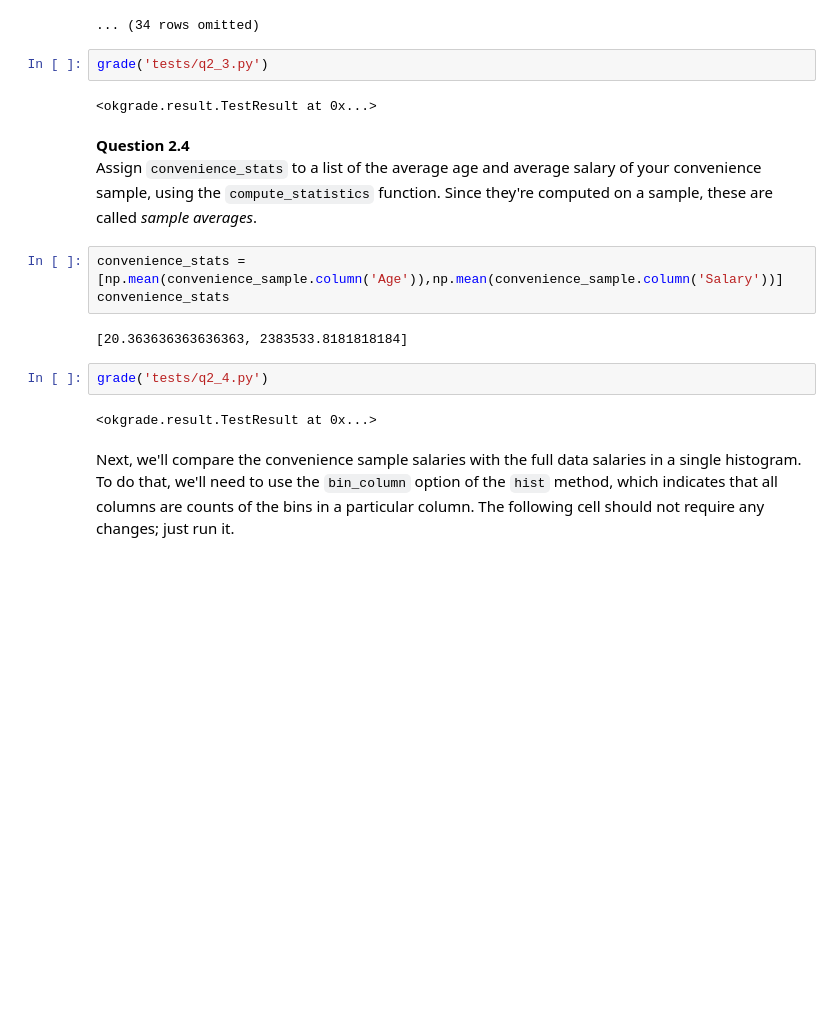
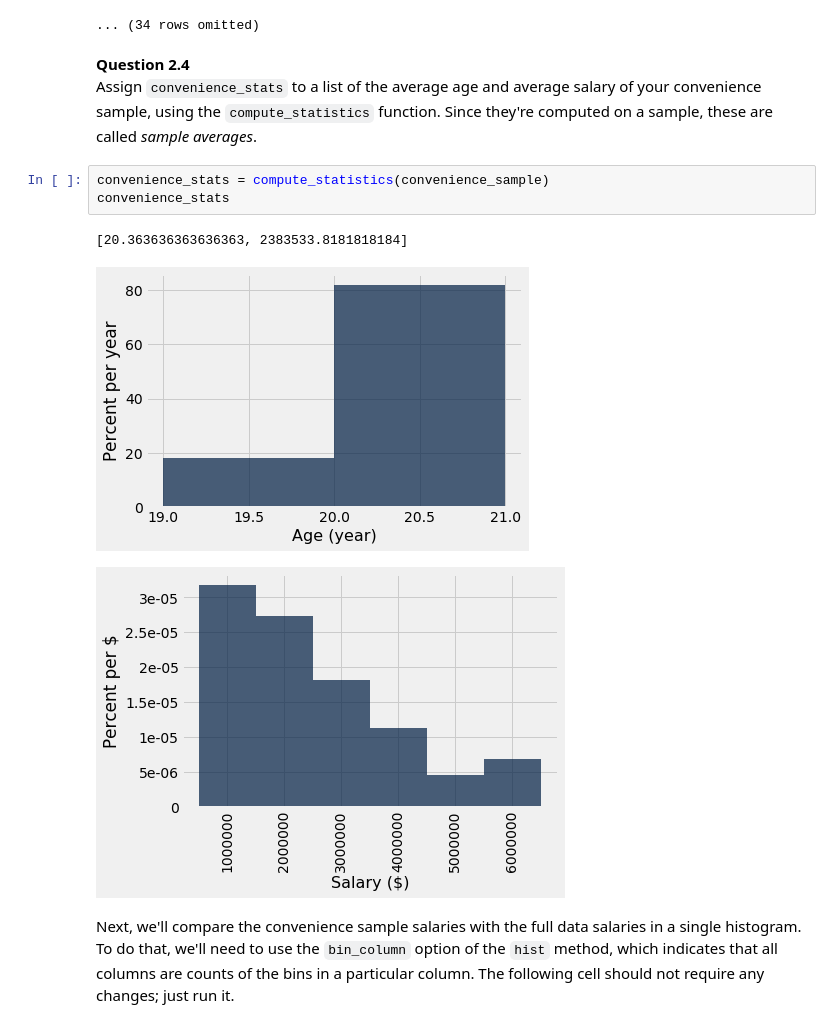
Before and after one commit to VanHegeMonster/Data-Science-Notebooks, a Jupyter notebook: Data8.2x_lab02_VanHege.ipynb, the cells around one changed output. Saved outputs shown, nothing was run; the diff lists cells and outputs as text; blank space fills up the shorter version.

```diff
--- a/Data8.2x_lab02_VanHege.ipynb
+++ b/Data8.2x_lab02_VanHege.ipynb
@@ -228,21 +201,15 @@ convenience_sample
 | Bradley Beal | 4505280 | 21 | WAS | 63 | 241 | 194 | 76 | 18 | 123 | 962 |
 | Bruno Caboclo | 1458360 | 19 | TOR | 8 | 2 | 0 | 0 | 1 | 4 | 10 |
 ... (34 rows omitted)
-# %%
-grade('tests/q2_3.py')
-# %% [output]
-<okgrade.result.TestResult at 0x...>
 # %% [markdown]
 **Question 2.4** <br/>Assign `convenience_stats` to a list of the average age and average salary of your convenience sample, using the `compute_statistics` function.  Since they're computed on a sample, these are called *sample averages*.
-# %%
-convenience_stats = [np.mean(convenience_sample.column('Age')),np.mean(convenience_sample.column('Salary'))]
-convenience_stats
-# %% [output]
-[20.363636363636363, 2383533.8181818184]
-# %%
-grade('tests/q2_4.py')
-# %% [output]
-<okgrade.result.TestResult at 0x...>
+# %%
+convenience_stats = compute_statistics(convenience_sample)
+convenience_stats
+# %% [output]
+[20.363636363636363, 2383533.8181818184]
+[figure, added]
+[figure, added]
 # %% [markdown]
 Next, we'll compare the convenience sample salaries with the full data salaries in a single histogram. To do that, we'll need to use the `bin_column` option of the `hist` method, which indicates that all columns are counts of the bins in a particular column. The following cell should not require any changes; just run it.
 # %%
```
Also changed, not shown: parts of 14 cells of this notebook, 5 other files.
